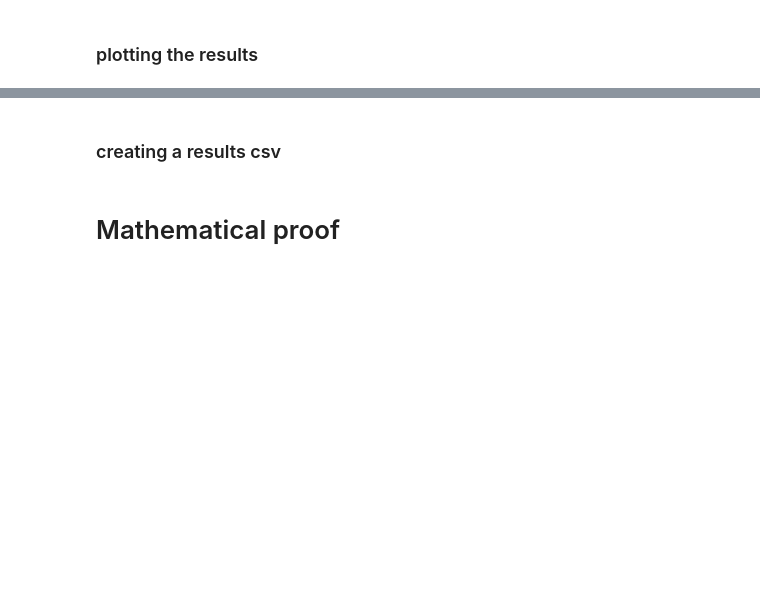
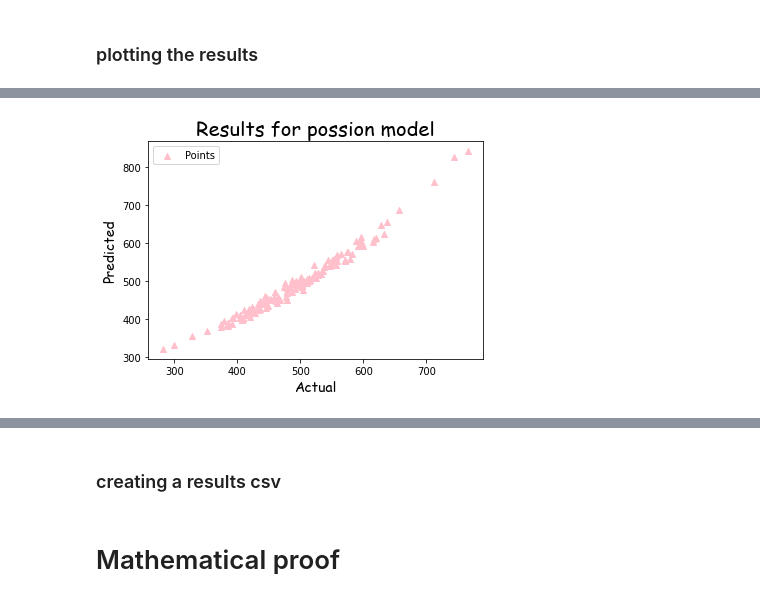
Before and after one commit to siddh34/DSML-Project, a Jupyter notebook: analysis.ipynb, the cells around one changed output, grey strips where cells are left out. Cells and saved outputs as stored; diff of their text form; code cells hidden in the pictures; blank space fills up the shorter version.

```diff
--- a/analysis.ipynb
+++ b/analysis.ipynb
@@ -189,3 +216,7 @@ print(pred)
  501.23306686 543.07078998 531.81635269 479.45514556 424.42992726
  423.82371219 371.97256833 562.50684122 609.32069885 598.46939574
  591.76475297 572.61600299 523.69950269 394.69399499 641.22724626]
+# %%
+predictPossion = pr.predict(x_test)
+
+print(predictPossion)
@@ -226,0 +314,18 @@ plt.show()
+# %%
+# figure size
+# plt.figure(figsize={5,8})
+# title
+plt.title("Results for possion model", fontdict={'fontname': 'comic sans MS', 'fontsize': 20})
+# plot graph
+plt.scatter(y_test,predictPossion,color='pink',label="Points",marker='^')
+# x and y
+plt.xlabel("Actual",fontdict={'fontname': 'comic sans MS', 'fontsize': 14})
+plt.ylabel("Predicted",fontdict={'fontname': 'comic sans MS', 'fontsize': 14})
+# legends
+plt.legend(loc='upper left');
+# saving the plot
+plt.savefig("ResultsPossion.png",dpi=300)
+# show graph
+plt.show()
+# %% [output]
+[figure, added]
```
Also changed, not shown: parts of 22 cells of this notebook, 4 other files.
